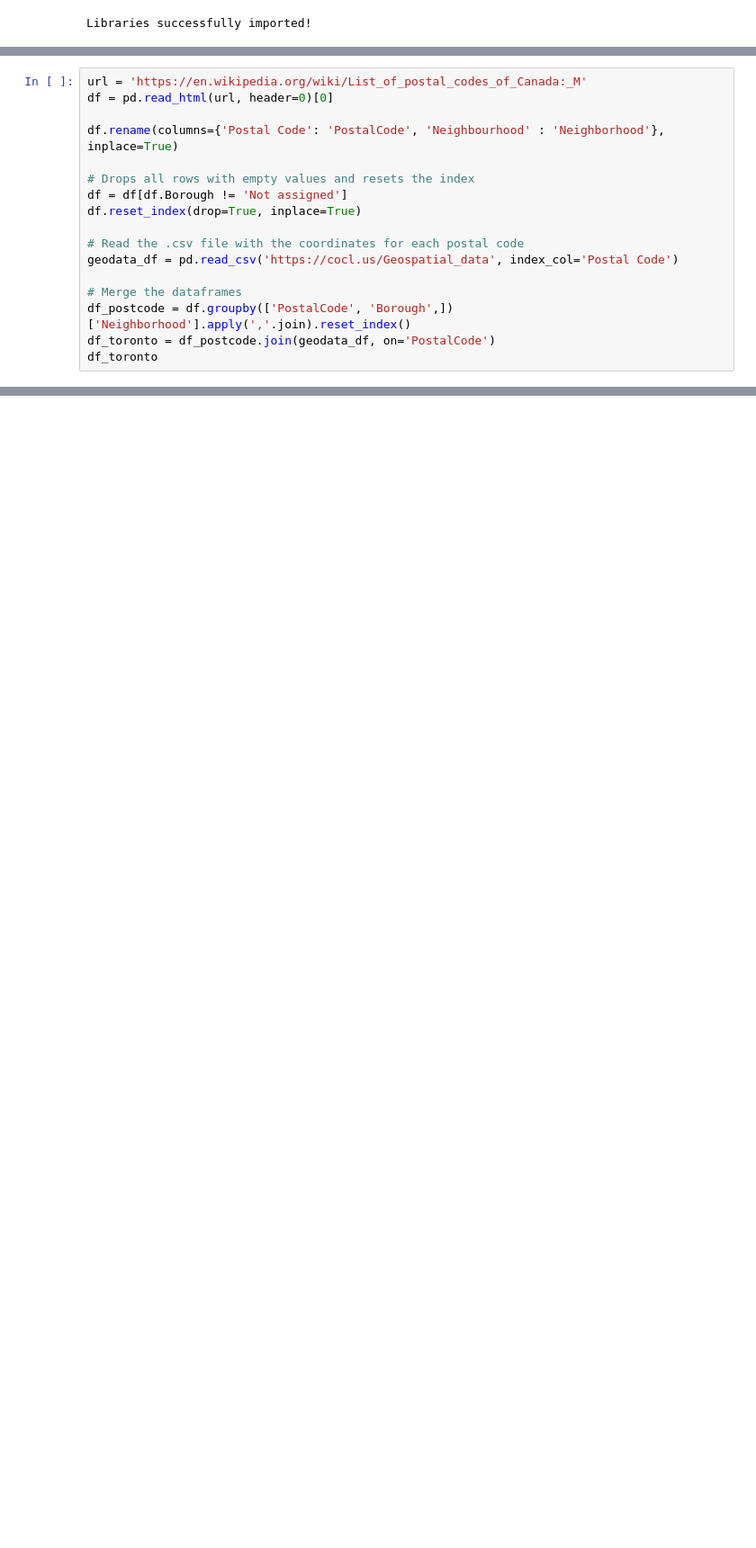
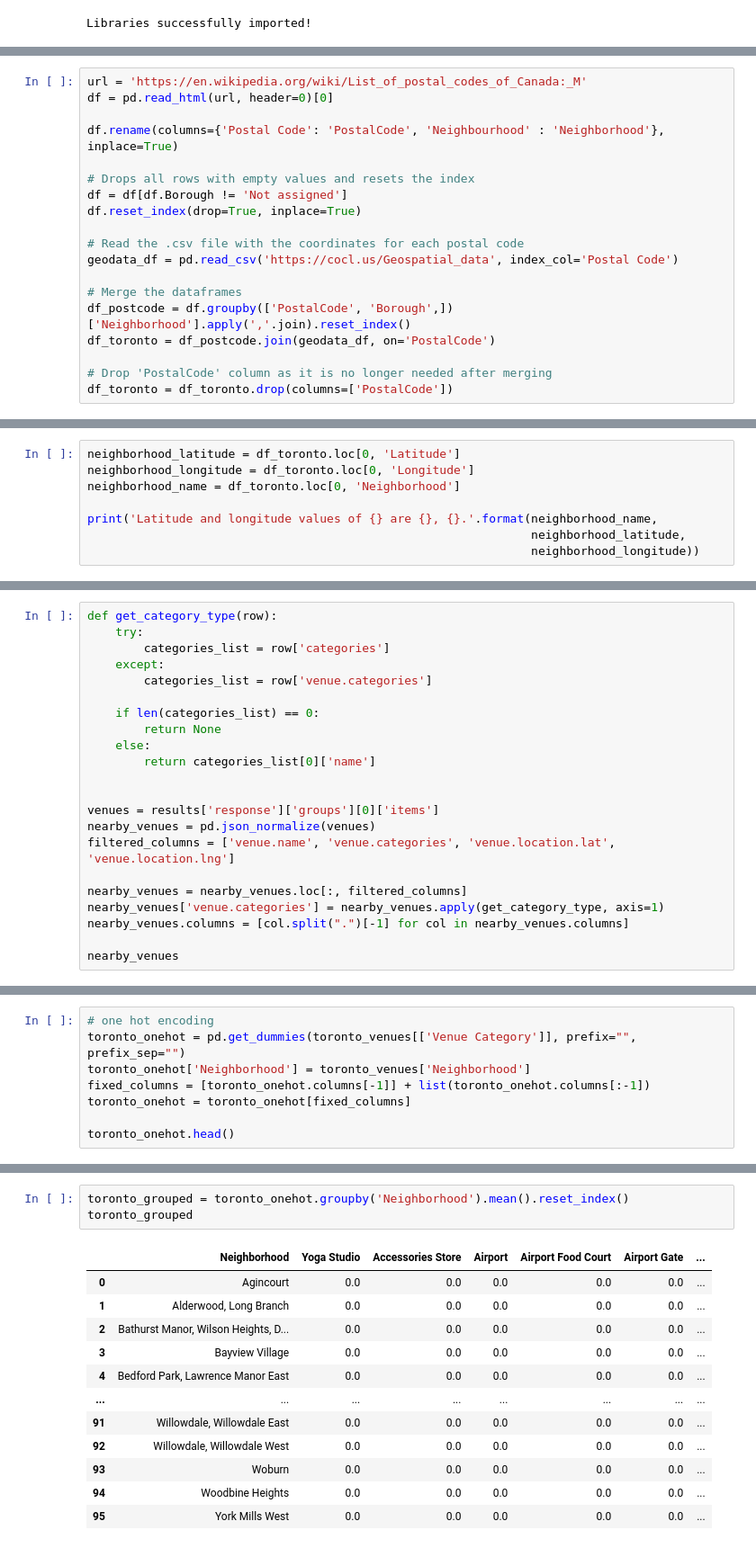
Before and after one commit to jbhsound/Coursera_Capstone, a Jupyter notebook: adsc_wk3_assignment_p3.ipynb, the cells around one changed output, grey strips where cells are left out. Shown at 90% size. Drawn from its saved outputs; the diff is of its cells as text; blank space fills up the shorter version.

```diff
--- a/adsc_wk3_assignment_p3.ipynb
+++ b/adsc_wk3_assignment_p3.ipynb
@@ -33,4 +35,6 @@ geodata_df = pd.read_csv('https://cocl.us/Geospatial_data', index_col='Postal Co
 # Merge the dataframes
 df_postcode = df.groupby(['PostalCode', 'Borough',])['Neighborhood'].apply(','.join).reset_index()
 df_toronto = df_postcode.join(geodata_df, on='PostalCode')
-df_toronto
+
+# Drop 'PostalCode' column as it is no longer needed after merging
+df_toronto = df_toronto.drop(columns=['PostalCode'])
@@ -50,0 +85,8 @@ df_toronto
+# %%
+neighborhood_latitude = df_toronto.loc[0, 'Latitude']
+neighborhood_longitude = df_toronto.loc[0, 'Longitude']
+neighborhood_name = df_toronto.loc[0, 'Neighborhood']
+
+print('Latitude and longitude values of {} are {}, {}.'.format(neighborhood_name,
+                                                               neighborhood_latitude,
+                                                               neighborhood_longitude))
@@ -50,0 +111,22 @@ df_toronto
+# %%
+def get_category_type(row):
+    try:
+        categories_list = row['categories']
+    except:
+        categories_list = row['venue.categories']
+
+    if len(categories_list) == 0:
+        return None
+    else:
+        return categories_list[0]['name']
+
+
+venues = results['response']['groups'][0]['items']
+nearby_venues = pd.json_normalize(venues)
+filtered_columns = ['venue.name', 'venue.categories', 'venue.location.lat', 'venue.location.lng']
+
+nearby_venues = nearby_venues.loc[:, filtered_columns]
+nearby_venues['venue.categories'] = nearby_venues.apply(get_category_type, axis=1)
+nearby_venues.columns = [col.split(".")[-1] for col in nearby_venues.columns]
+
+nearby_venues
@@ -50,0 +245,8 @@ df_toronto
+# %%
+# one hot encoding
+toronto_onehot = pd.get_dummies(toronto_venues[['Venue Category']], prefix="", prefix_sep="")
+toronto_onehot['Neighborhood'] = toronto_venues['Neighborhood']
+fixed_columns = [toronto_onehot.columns[-1]] + list(toronto_onehot.columns[:-1])
+toronto_onehot = toronto_onehot[fixed_columns]
+
+toronto_onehot.head()
@@ -50,0 +265,16 @@ df_toronto
+# %%
+toronto_grouped = toronto_onehot.groupby('Neighborhood').mean().reset_index()
+toronto_grouped
+# %% [output]
+|  | Neighborhood | Yoga Studio | Accessories Store | Airport | Airport Food Court | Airport Gate | ... |
+| 0 | Agincourt | 0.0 | 0.0 | 0.0 | 0.0 | 0.0 | ... |
+| 1 | Alderwood, Long Branch | 0.0 | 0.0 | 0.0 | 0.0 | 0.0 | ... |
+| 2 | Bathurst Manor, Wilson Heights, D... | 0.0 | 0.0 | 0.0 | 0.0 | 0.0 | ... |
+| 3 | Bayview Village | 0.0 | 0.0 | 0.0 | 0.0 | 0.0 | ... |
+| 4 | Bedford Park, Lawrence Manor East | 0.0 | 0.0 | 0.0 | 0.0 | 0.0 | ... |
+| ... | ... | ... | ... | ... | ... | ... | ... |
+| 91 | Willowdale, Willowdale East | 0.0 | 0.0 | 0.0 | 0.0 | 0.0 | ... |
+| 92 | Willowdale, Willowdale West | 0.0 | 0.0 | 0.0 | 0.0 | 0.0 | ... |
+| 93 | Woburn | 0.0 | 0.0 | 0.0 | 0.0 | 0.0 | ... |
+| 94 | Woodbine Heights | 0.0 | 0.0 | 0.0 | 0.0 | 0.0 | ... |
+| 95 | York Mills West | 0.0 | 0.0 | 0.0 | 0.0 | 0.0 | ... |
```
Also changed, not shown: parts of 44 cells of this notebook, 1 other file.
